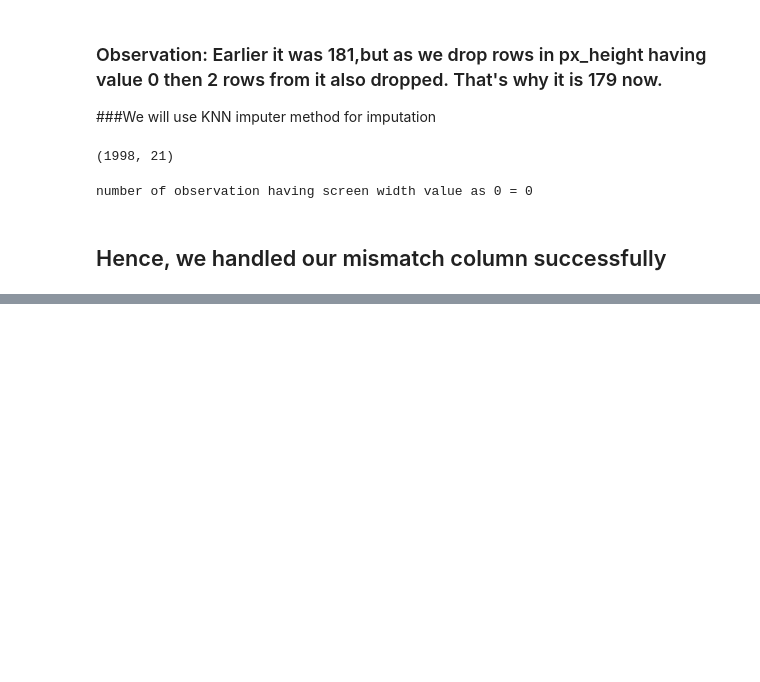
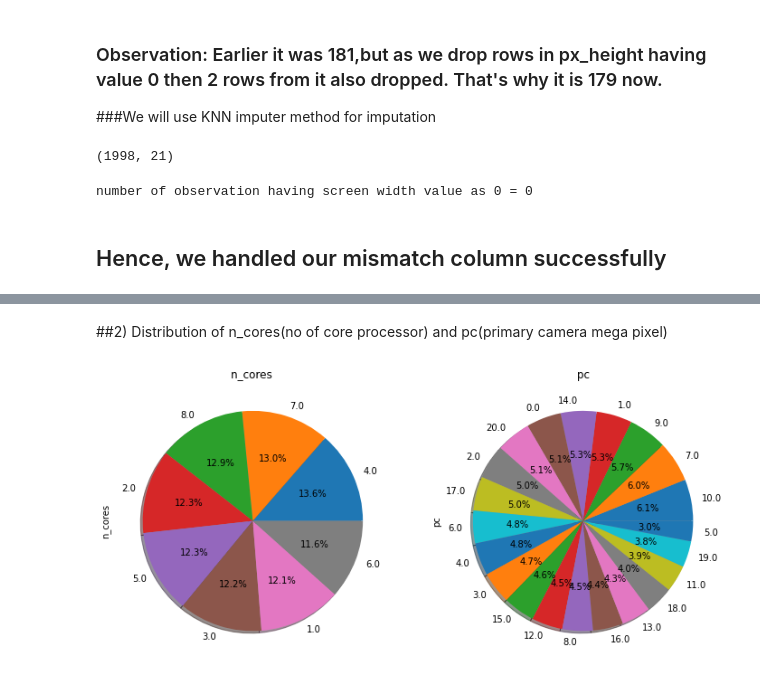
Before and after one commit to navinsambari123/Mobile-price-range-prediction, a Jupyter notebook: Github_Mobile_price_range_prediction.ipynb, the cells around one changed output, grey strips where cells are left out. Drawn from its saved outputs; the diff is of its cells as text; code cells hidden in the pictures; blank space fills up the shorter version.

```diff
--- a/Github_Mobile_price_range_prediction.ipynb
+++ b/Github_Mobile_price_range_prediction.ipynb
@@ -255,0 +329,14 @@ number of observation having screen width value as 0 = 0
+# %% [markdown]
+##2) Distribution  of n_cores(no of core processor) and pc(primary camera mega pixel)
+# %%
+# Distribution of all core processors and PC
+f,ax=plt.subplots(1,2,figsize=(12,12))
+data['n_cores'].value_counts().plot.pie(autopct='%1.1f%%',ax=ax[0],shadow=True)
+data['pc'].value_counts().plot.pie(autopct='%1.1f%%',ax=ax[1],shadow=True)
+
+ax[0].set_title('n_cores ')
+ax[1].set_title(' pc ')
+
+plt.show()
+# %% [output]
+[figure, added]
```
Also changed, not shown: parts of 14 cells of this notebook.
